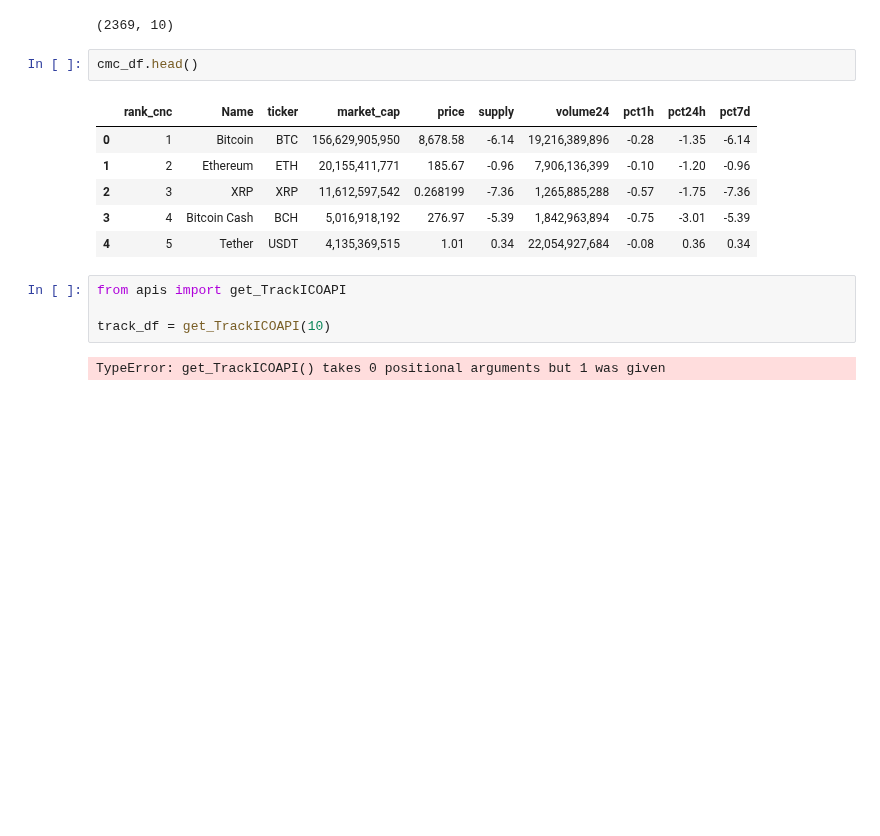
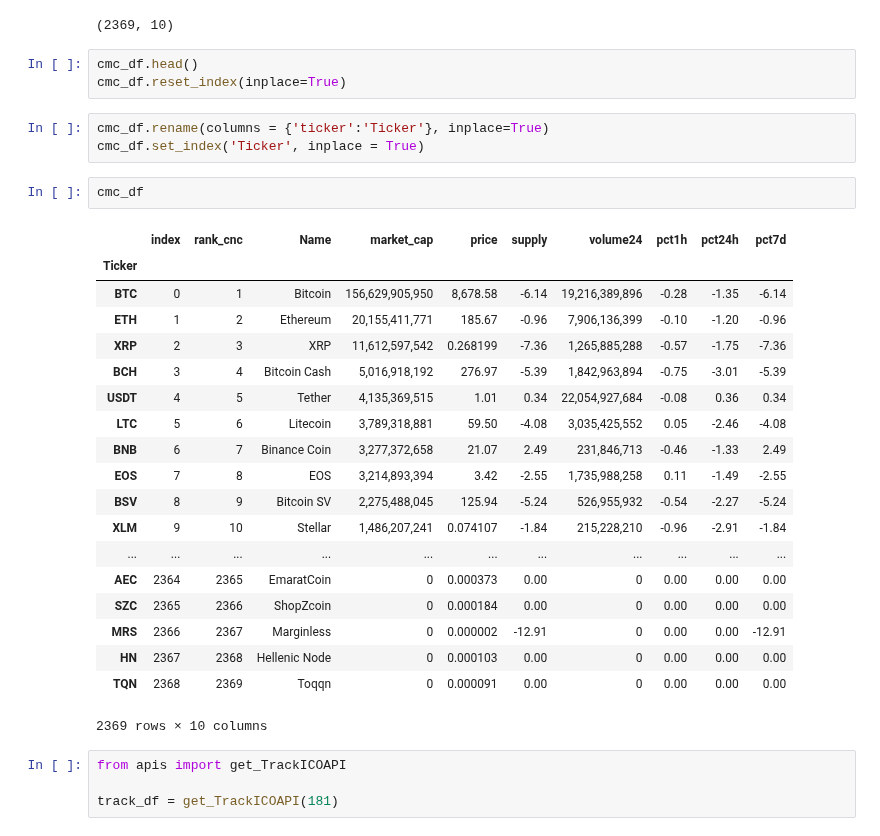
Before and after one commit to eccadena/ICO_Viability_Index, a Jupyter notebook: notebooks/libs/Eric/ready/cmc_track_merge.ipynb, the cells around one changed output. Saved outputs shown, nothing was run; the diff lists cells and outputs as text; blank space fills up the shorter version.

```diff
--- a/notebooks/libs/Eric/ready/cmc_track_merge.ipynb
+++ b/notebooks/libs/Eric/ready/cmc_track_merge.ipynb
@@ -7,21 +7,38 @@ cmc_df = pd.read_csv(Path(f"../../../../data/cleandata/CMC_df.csv"))
 cmc_df.shape
 # %% [output]
 (2369, 10)
+# %%
+cmc_df.head()
+cmc_df.reset_index(inplace=True)
+# %%
+cmc_df.rename(columns = {'ticker':'Ticker'}, inplace=True)
+cmc_df.set_index('Ticker', inplace = True)
 # %%
-cmc_df.head()
+cmc_df
 # %% [output]
-|  | rank_cnc | Name | ticker | market_cap | price | supply | volume24 | pct1h | pct24h | pct7d |
-| 0 | 1 | Bitcoin | BTC | 156,629,905,950 | 8,678.58 | -6.14 | 19,216,389,896 | -0.28 | -1.35 | -6.14 |
-| 1 | 2 | Ethereum | ETH | 20,155,411,771 | 185.67 | -0.96 | 7,906,136,399 | -0.10 | -1.20 | -0.96 |
-| 2 | 3 | XRP | XRP | 11,612,597,542 | 0.268199 | -7.36 | 1,265,885,288 | -0.57 | -1.75 | -7.36 |
-| 3 | 4 | Bitcoin Cash | BCH | 5,016,918,192 | 276.97 | -5.39 | 1,842,963,894 | -0.75 | -3.01 | -5.39 |
-| 4 | 5 | Tether | USDT | 4,135,369,515 | 1.01 | 0.34 | 22,054,927,684 | -0.08 | 0.36 | 0.34 |
+|  | index | rank_cnc | Name | market_cap | price | supply | volume24 | pct1h | pct24h | pct7d |
+| Ticker |  |  |  |  |  |  |  |  |  |  |
+| BTC | 0 | 1 | Bitcoin | 156,629,905,950 | 8,678.58 | -6.14 | 19,216,389,896 | -0.28 | -1.35 | -6.14 |
+| ETH | 1 | 2 | Ethereum | 20,155,411,771 | 185.67 | -0.96 | 7,906,136,399 | -0.10 | -1.20 | -0.96 |
+| XRP | 2 | 3 | XRP | 11,612,597,542 | 0.268199 | -7.36 | 1,265,885,288 | -0.57 | -1.75 | -7.36 |
+| BCH | 3 | 4 | Bitcoin Cash | 5,016,918,192 | 276.97 | -5.39 | 1,842,963,894 | -0.75 | -3.01 | -5.39 |
+| USDT | 4 | 5 | Tether | 4,135,369,515 | 1.01 | 0.34 | 22,054,927,684 | -0.08 | 0.36 | 0.34 |
+| LTC | 5 | 6 | Litecoin | 3,789,318,881 | 59.50 | -4.08 | 3,035,425,552 | 0.05 | -2.46 | -4.08 |
+| BNB | 6 | 7 | Binance Coin | 3,277,372,658 | 21.07 | 2.49 | 231,846,713 | -0.46 | -1.33 | 2.49 |
+| EOS | 7 | 8 | EOS | 3,214,893,394 | 3.42 | -2.55 | 1,735,988,258 | 0.11 | -1.49 | -2.55 |
+| BSV | 8 | 9 | Bitcoin SV | 2,275,488,045 | 125.94 | -5.24 | 526,955,932 | -0.54 | -2.27 | -5.24 |
+| XLM | 9 | 10 | Stellar | 1,486,207,241 | 0.074107 | -1.84 | 215,228,210 | -0.96 | -2.91 | -1.84 |
+| ... | ... | ... | ... | ... | ... | ... | ... | ... | ... | ... |
+| AEC | 2364 | 2365 | EmaratCoin | 0 | 0.000373 | 0.00 | 0 | 0.00 | 0.00 | 0.00 |
+| SZC | 2365 | 2366 | ShopZcoin | 0 | 0.000184 | 0.00 | 0 | 0.00 | 0.00 | 0.00 |
+| MRS | 2366 | 2367 | Marginless | 0 | 0.000002 | -12.91 | 0 | 0.00 | 0.00 | -12.91 |
+| HN | 2367 | 2368 | Hellenic Node | 0 | 0.000103 | 0.00 | 0 | 0.00 | 0.00 | 0.00 |
+| TQN | 2368 | 2369 | Toqqn | 0 | 0.000091 | 0.00 | 0 | 0.00 | 0.00 | 0.00 |
+2369 rows × 10 columns
 # %%
 from apis import get_TrackICOAPI
 
-track_df = get_TrackICOAPI(10)
+track_df = get_TrackICOAPI(181)
-# %% [output]
-TypeError: get_TrackICOAPI() takes 0 positional arguments but 1 was given
 # %%
 track_df.shape
 # %% [output]
```
Also changed, not shown: parts of 9 cells of this notebook, 5 other files.
